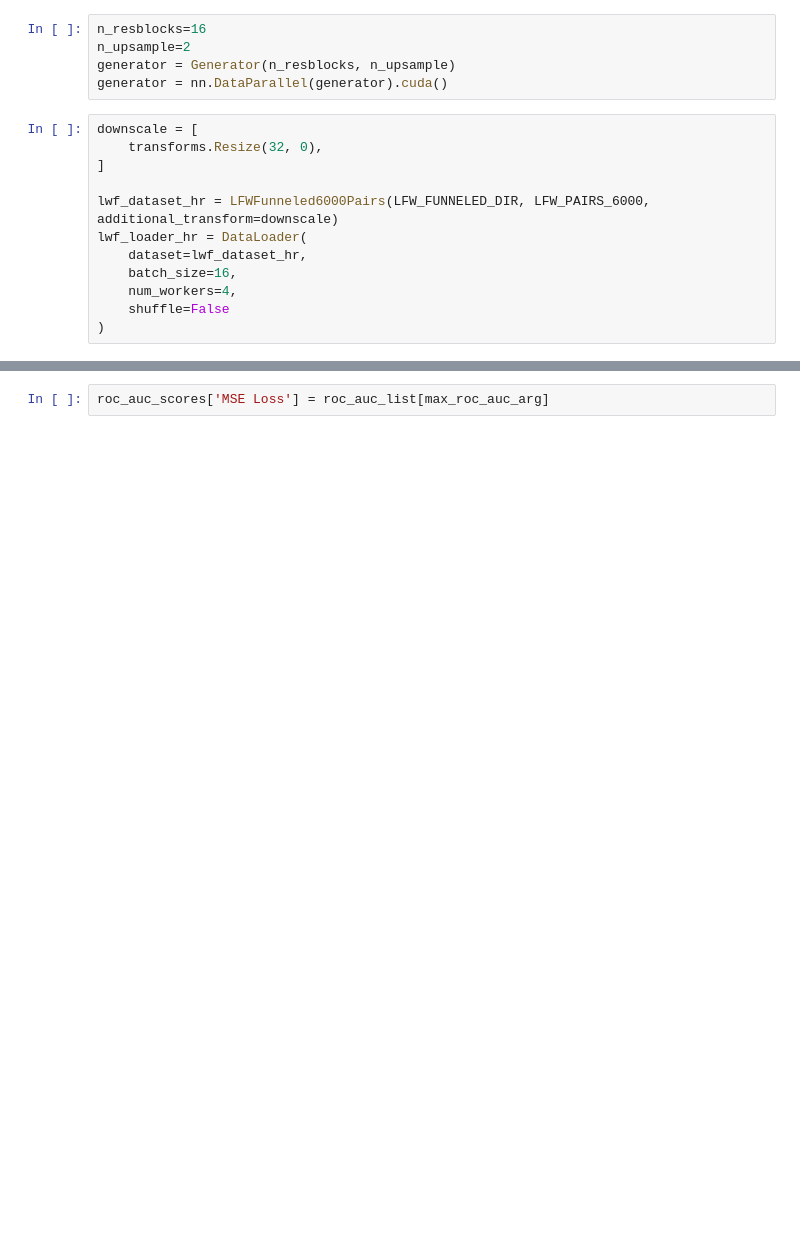
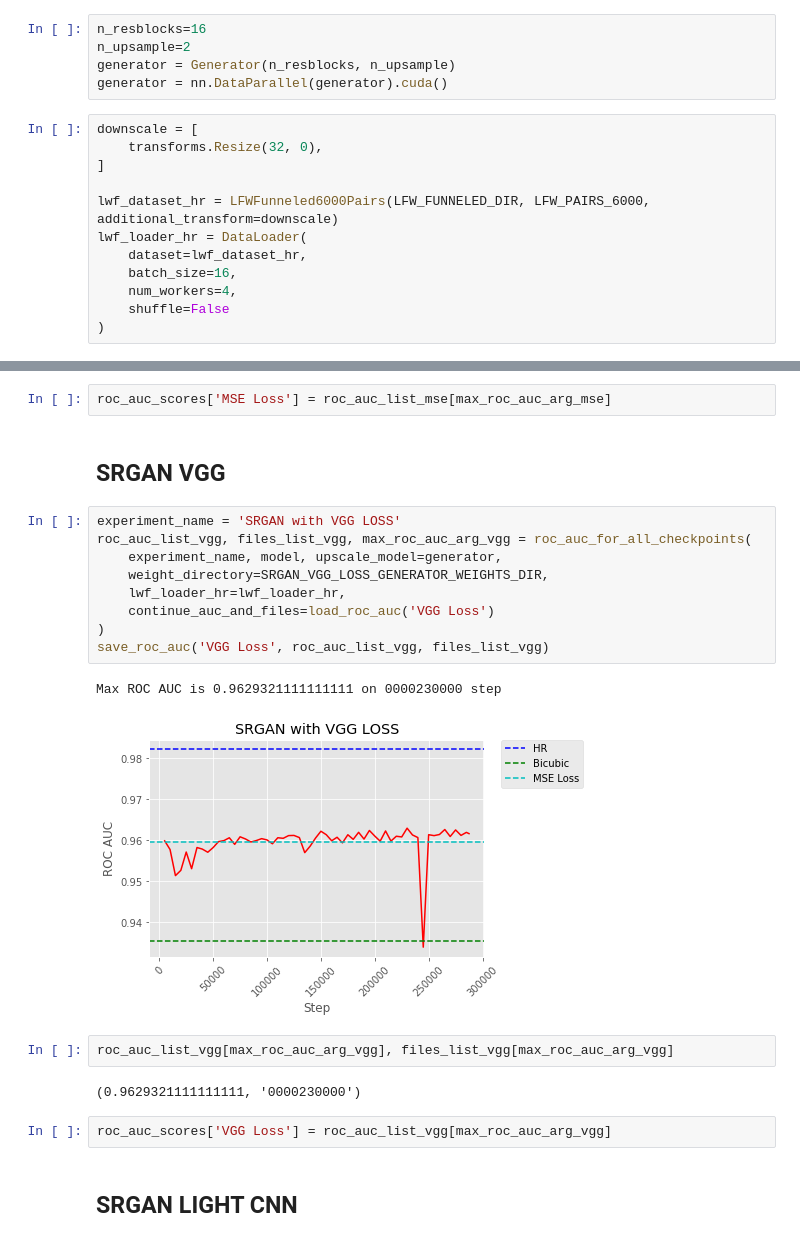
Before and after one commit to Alpus/face_super_resolution, a Jupyter notebook: recognition_test.ipynb, the cells around one changed output, grey strips where cells are left out. Drawn from its saved outputs; the diff is of its cells as text; blank space fills up the shorter version.

Commit message:
Add experiments with VGG and Light CNN Losses
* Add code for experiments
* Add results for VGG in README.md

```diff
--- a/recognition_test.ipynb
+++ b/recognition_test.ipynb
@@ -262,2 +295,24 @@ roc_auc_list[max_roc_auc_arg], files_list[max_roc_auc_arg]
 # %%
-roc_auc_scores['MSE Loss'] = roc_auc_list[max_roc_auc_arg]
+roc_auc_scores['MSE Loss'] = roc_auc_list_mse[max_roc_auc_arg_mse]
+# %% [markdown]
+## SRGAN VGG
+# %%
+experiment_name = 'SRGAN with VGG LOSS'
+roc_auc_list_vgg, files_list_vgg, max_roc_auc_arg_vgg = roc_auc_for_all_checkpoints(
+    experiment_name, model, upscale_model=generator,
+    weight_directory=SRGAN_VGG_LOSS_GENERATOR_WEIGHTS_DIR,
+    lwf_loader_hr=lwf_loader_hr,
+    continue_auc_and_files=load_roc_auc('VGG Loss')
+)
+save_roc_auc('VGG Loss', roc_auc_list_vgg, files_list_vgg)
+# %% [output]
+Max ROC AUC is 0.9629321111111111 on 0000230000 step
+[figure, added]
+# %%
+roc_auc_list_vgg[max_roc_auc_arg_vgg], files_list_vgg[max_roc_auc_arg_vgg]
+# %% [output]
+(0.9629321111111111, '0000230000')
+# %%
+roc_auc_scores['VGG Loss'] = roc_auc_list_vgg[max_roc_auc_arg_vgg]
+# %% [markdown]
+## SRGAN LIGHT CNN
```
Also changed, not shown: parts of 9 cells of this notebook, 3 other files.
